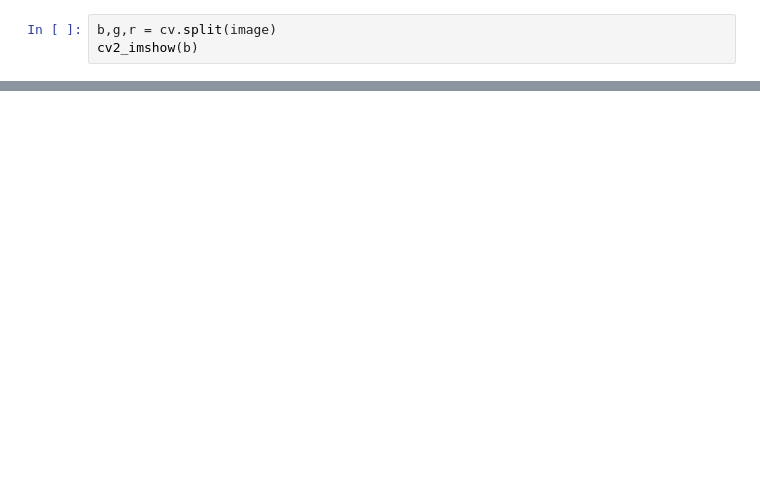
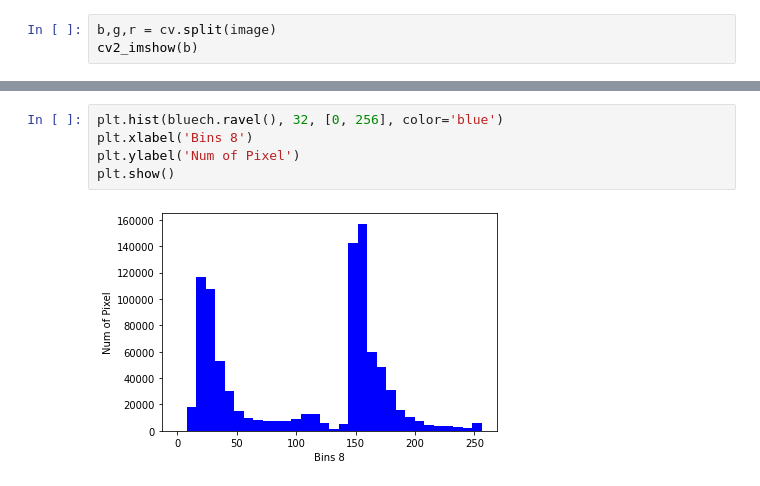
Before and after one commit to ciika17/PengolahanCitraDigital, a Jupyter notebook: 2006047_Siska_Nuraeni_UTS_PCD_Ganjil.ipynb, the cells around one changed output, grey strips where cells are left out. Drawn from its saved outputs; the diff is of its cells as text; blank space fills up the shorter version.

```diff
--- a/2006047_Siska_Nuraeni_UTS_PCD_Ganjil.ipynb
+++ b/2006047_Siska_Nuraeni_UTS_PCD_Ganjil.ipynb
@@ -71,0 +85,7 @@ plt.show()
+# %%
+plt.hist(bluech.ravel(), 32, [0, 256], color='blue')
+plt.xlabel('Bins 8')
+plt.ylabel('Num of Pixel')
+plt.show()
+# %% [output]
+[figure, added]
```
Also changed, not shown: parts of 26 cells of this notebook.
